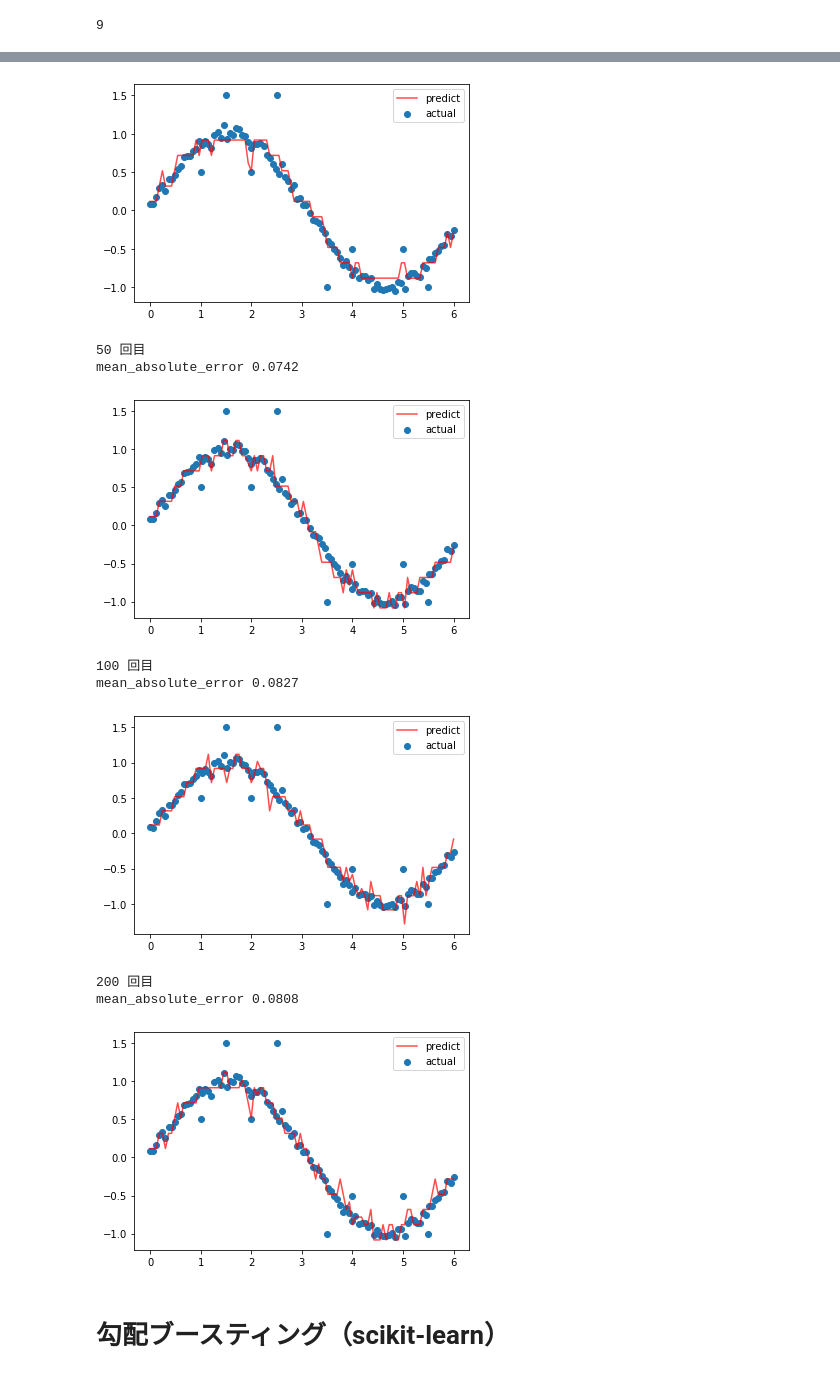
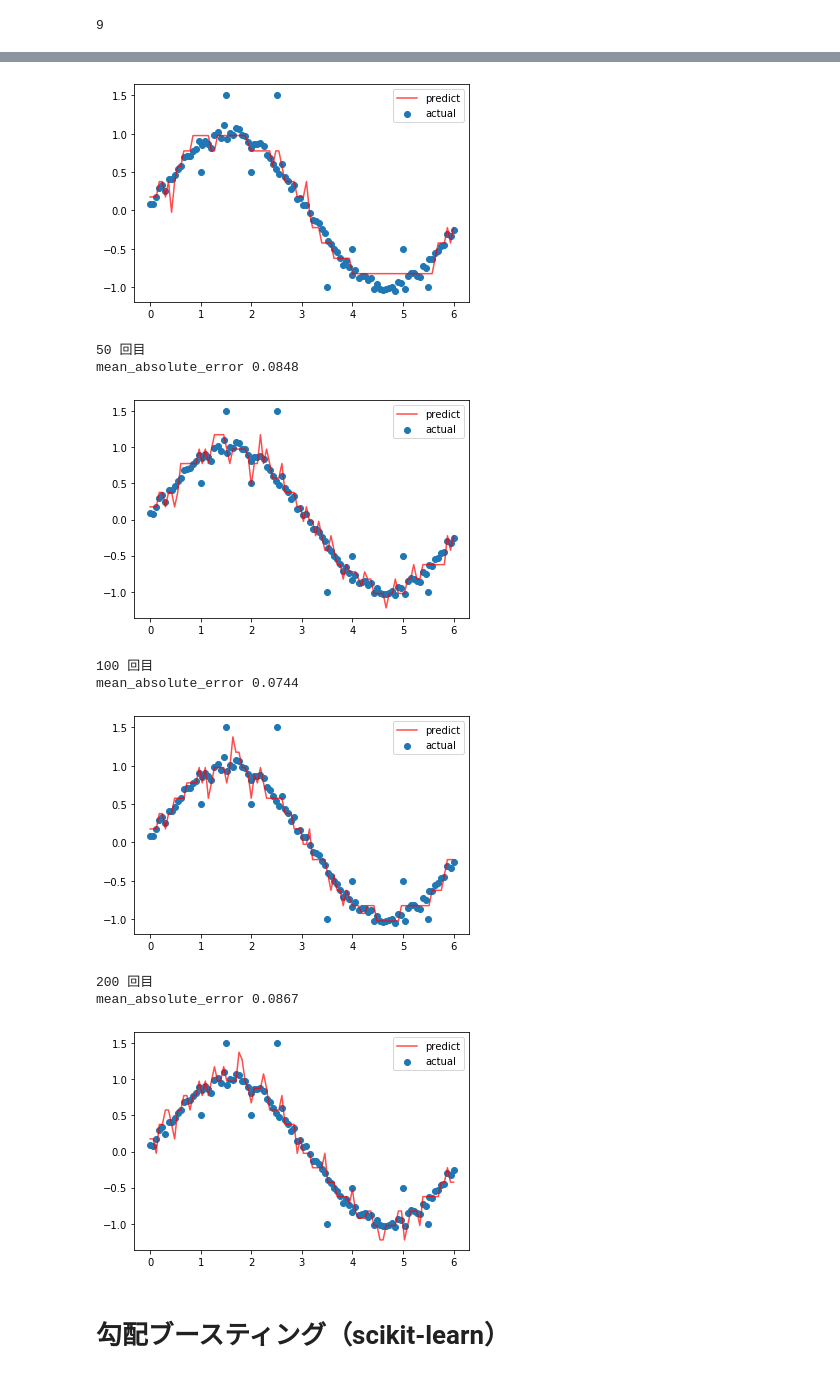
Before and after one commit to Kazuya-Minakuchi/qiita, a Jupyter notebook: GradientTreeBoosting_sample.ipynb, the cells around one changed output, grey strips where cells are left out. Drawn from its saved outputs; the diff is of its cells as text; code cells hidden in the pictures.

```diff
--- a/GradientTreeBoosting_sample.ipynb
+++ b/GradientTreeBoosting_sample.ipynb
@@ -150,10 +150,10 @@ model = DecisionTreeRegressor()
 np.random.seed(0)
 
 for i in range(n):
-    #1回目は、平均を予測値とする
+    #1回目は、中央値を予測値とする
     if i == 0:
-        y_pred = [np.mean(y) for _ in range(len(X))]
-        y_grid = [np.mean(y) for _ in range(len(x_grid))]
+        y_pred = [np.median(y) for _ in range(len(X))]
+        y_grid = [np.median(y) for _ in range(len(x_grid))]
     #2回目以降、ズレに対してランダムフォレストを作成する
     else:
         # 決定木で埋めるズレ(negative gradients)
@@ -193,13 +193,13 @@ mean_absolute_error 0.1044
-[figure, old version]
+[figure, new version]
 50 回目
-mean_absolute_error 0.0742
+mean_absolute_error 0.0848
-[figure, old version]
+[figure, new version]
 100 回目
-mean_absolute_error 0.0827
+mean_absolute_error 0.0744
-[figure, old version]
+[figure, new version]
 200 回目
-mean_absolute_error 0.0808
+mean_absolute_error 0.0867
-[figure, old version]
+[figure, new version]
 # %% [markdown]
 # 勾配ブースティング（scikit-learn）
 # %%
```
Also changed, not shown: parts of 2 cells of this notebook.
